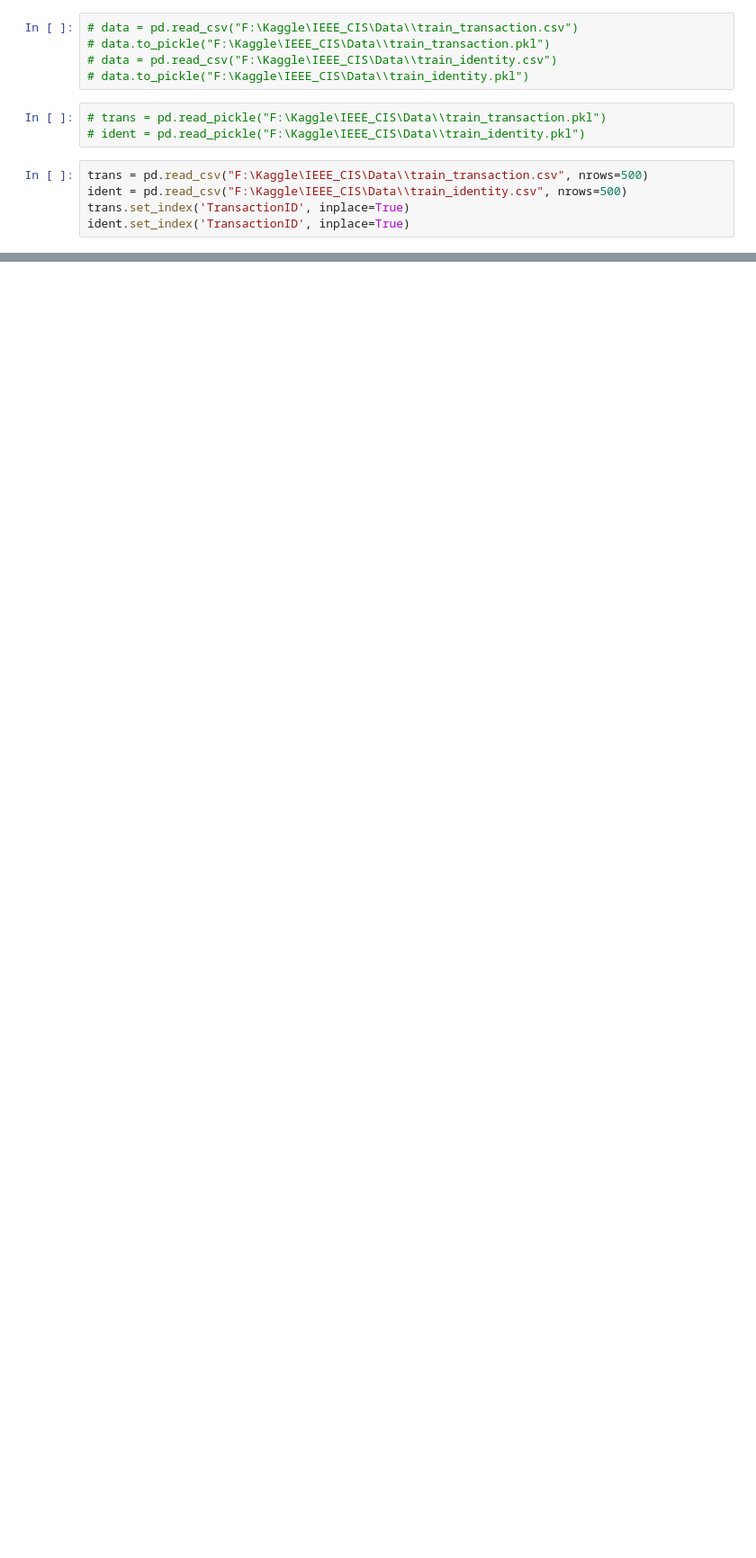
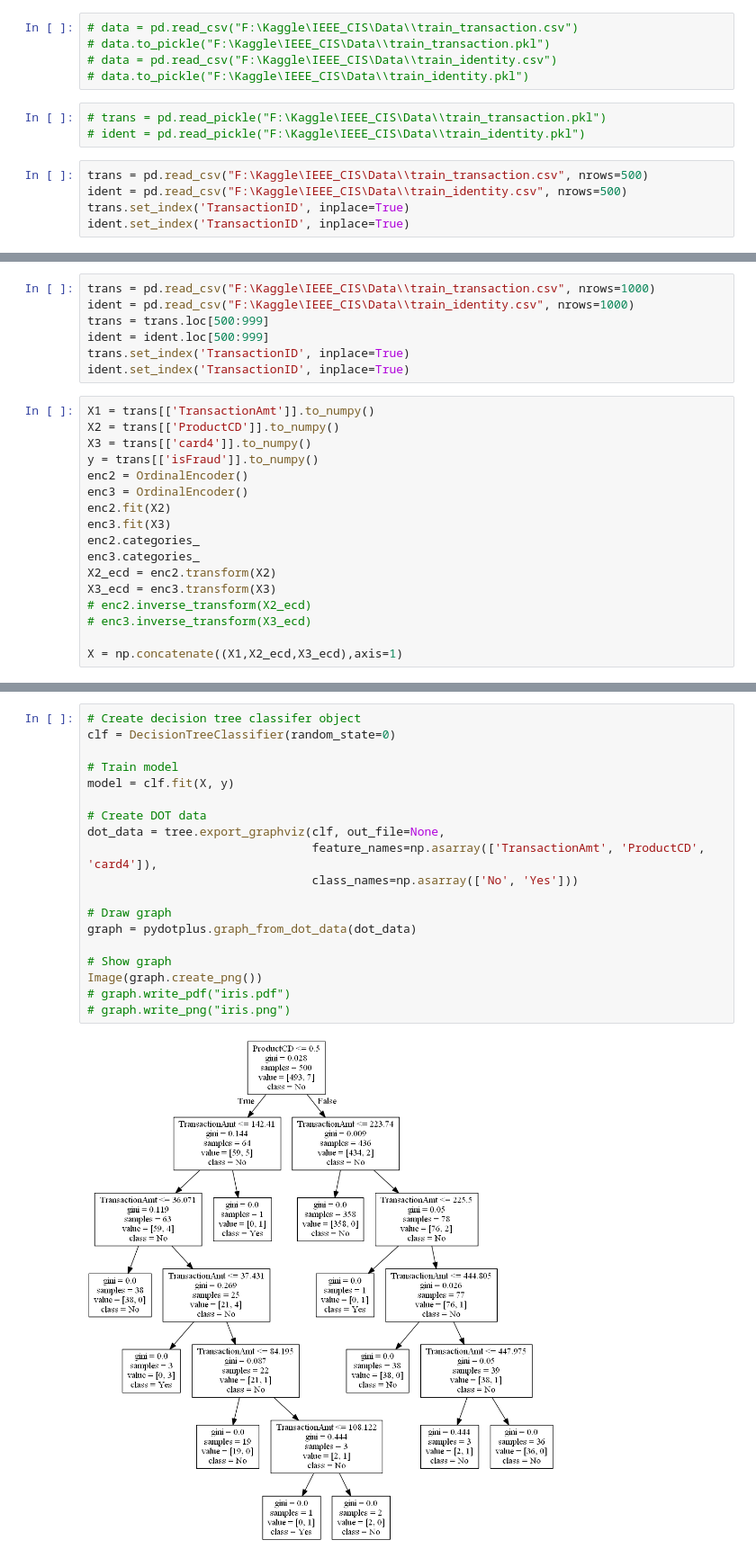
Before and after one commit to MatthewSZhang/IEEE_CIS, a Jupyter notebook: preprocessing.ipynb, the cells around one changed output, grey strips where cells are left out. Shown at 90% size. Cells and saved outputs as stored; diff of their text form; blank space fills up the shorter version.

```diff
--- a/preprocessing.ipynb
+++ b/preprocessing.ipynb
@@ -70,0 +72,24 @@ X
+# %%
+trans = pd.read_csv("F:\Kaggle\IEEE_CIS\Data\\train_transaction.csv", nrows=1000)
+ident = pd.read_csv("F:\Kaggle\IEEE_CIS\Data\\train_identity.csv", nrows=1000)
+trans = trans.loc[500:999]
+ident = ident.loc[500:999]
+trans.set_index('TransactionID', inplace=True)
+ident.set_index('TransactionID', inplace=True)
+# %%
+X1 = trans[['TransactionAmt']].to_numpy()
+X2 = trans[['ProductCD']].to_numpy()
+X3 = trans[['card4']].to_numpy()
+y = trans[['isFraud']].to_numpy()
+enc2 = OrdinalEncoder()
+enc3 = OrdinalEncoder()
+enc2.fit(X2)
+enc3.fit(X3)
+enc2.categories_
+enc3.categories_
+X2_ecd = enc2.transform(X2)
+X3_ecd = enc3.transform(X3)
+# enc2.inverse_transform(X2_ecd)
+# enc3.inverse_transform(X3_ecd)
+
+X = np.concatenate((X1,X2_ecd,X3_ecd),axis=1)
@@ -70,0 +104,21 @@ X
+# %%
+# Create decision tree classifer object
+clf = DecisionTreeClassifier(random_state=0)
+
+# Train model
+model = clf.fit(X, y)
+
+# Create DOT data
+dot_data = tree.export_graphviz(clf, out_file=None,
+                                feature_names=np.asarray(['TransactionAmt', 'ProductCD', 'card4']),
+                                class_names=np.asarray(['No', 'Yes']))
+
+# Draw graph
+graph = pydotplus.graph_from_dot_data(dot_data)
+
+# Show graph
+Image(graph.create_png())
+# graph.write_pdf("iris.pdf")
+# graph.write_png("iris.png")
+# %% [output]
+[figure, added]
```
Also changed, not shown: parts of 13 cells of this notebook, 4 other files.
